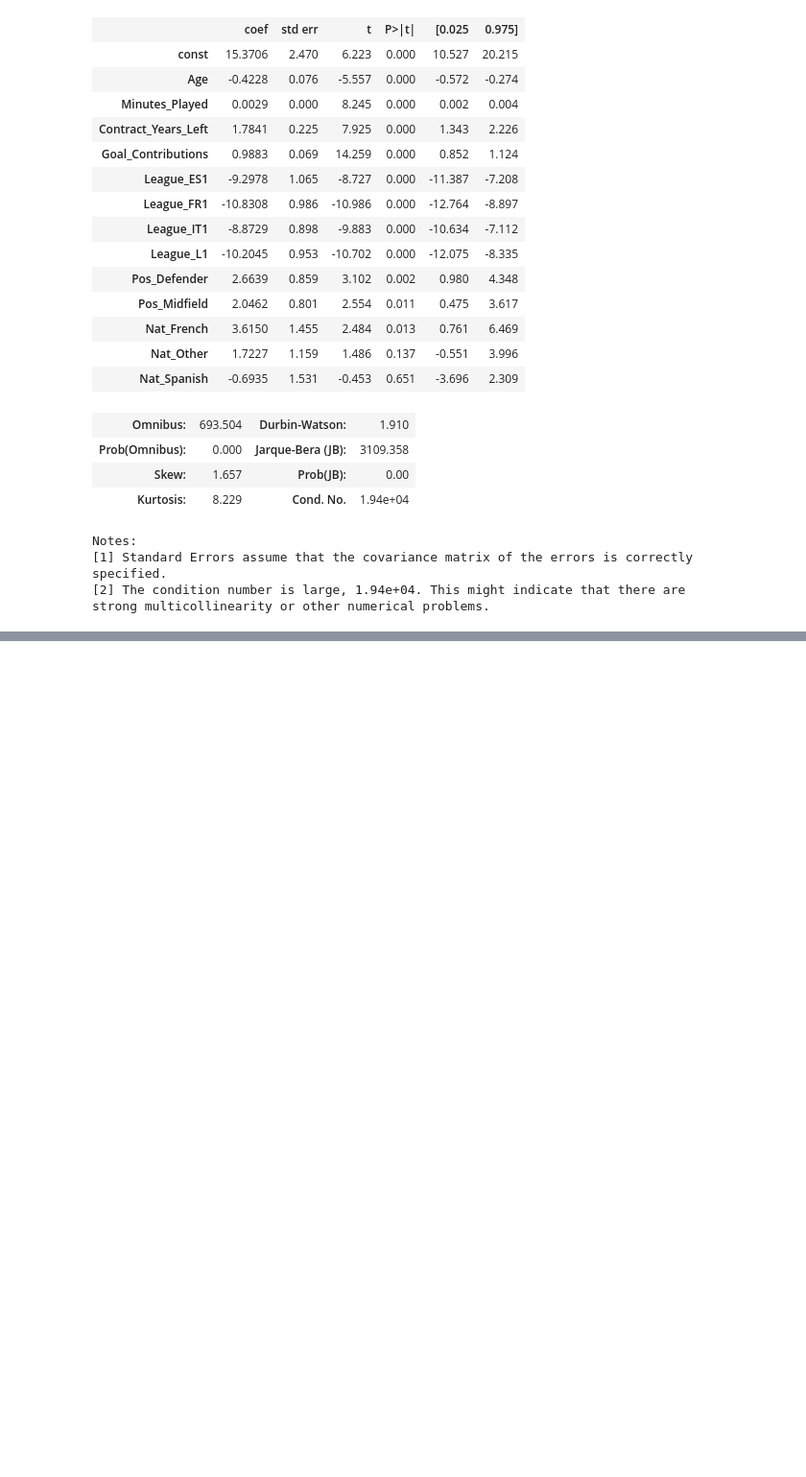
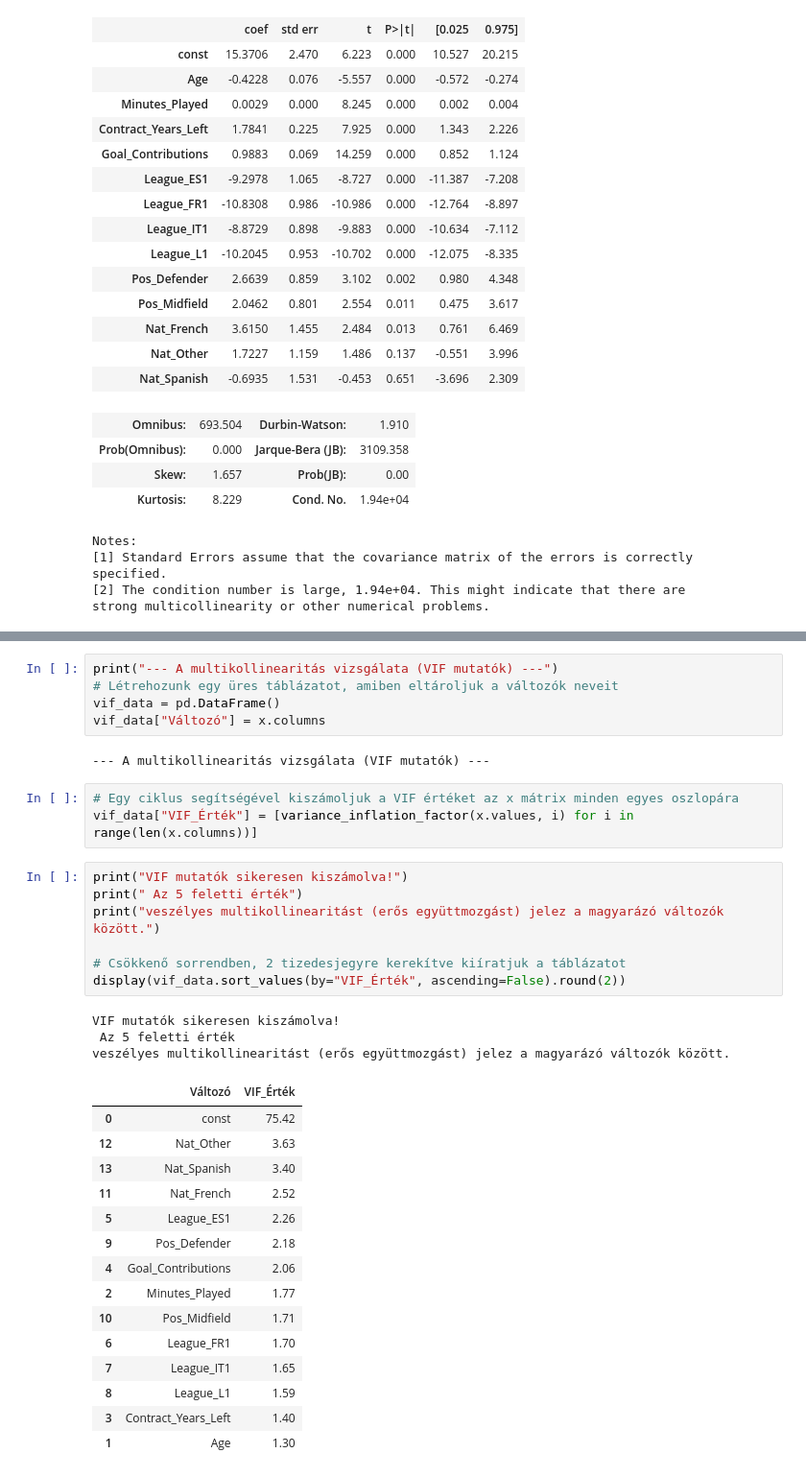
Before and after one commit to BartusSoma/football-market-value-analysis, a Jupyter notebook: Football_Market_Value_Regression.ipynb, the cells around one changed output, grey strips where cells are left out. Shown at 96% size. Cells and saved outputs as stored; diff of their text form; blank space fills up the shorter version.

Commit message:
F-próba értékelése és multikollinearitás (VIF) vizsgálata

```diff
--- a/Football_Market_Value_Regression.ipynb
+++ b/Football_Market_Value_Regression.ipynb
@@ -514,0 +331,36 @@ strong multicollinearity or other numerical problems.
+# %%
+print("--- A multikollinearitás vizsgálata (VIF mutatók) ---")
+# Létrehozunk egy üres táblázatot, amiben eltároljuk a változók neveit
+vif_data = pd.DataFrame()
+vif_data["Változó"] = x.columns
+# %% [output]
+--- A multikollinearitás vizsgálata (VIF mutatók) ---
+# %%
+# Egy ciklus segítségével kiszámoljuk a VIF értéket az x mátrix minden egyes oszlopára
+vif_data["VIF_Érték"] = [variance_inflation_factor(x.values, i) for i in range(len(x.columns))]
+# %%
+print("VIF mutatók sikeresen kiszámolva!")
+print(" Az 5 feletti érték")
+print("veszélyes multikollinearitást (erős együttmozgást) jelez a magyarázó változók között.")
+
+# Csökkenő sorrendben, 2 tizedesjegyre kerekítve kiíratjuk a táblázatot
+display(vif_data.sort_values(by="VIF_Érték", ascending=False).round(2))
+# %% [output]
+VIF mutatók sikeresen kiszámolva!
+ Az 5 feletti érték
+veszélyes multikollinearitást (erős együttmozgást) jelez a magyarázó változók között.
+|  | Változó | VIF_Érték |
+| 0 | const | 75.42 |
+| 12 | Nat_Other | 3.63 |
+| 13 | Nat_Spanish | 3.40 |
+| 11 | Nat_French | 2.52 |
+| 5 | League_ES1 | 2.26 |
+| 9 | Pos_Defender | 2.18 |
+| 4 | Goal_Contributions | 2.06 |
+| 2 | Minutes_Played | 1.77 |
+| 10 | Pos_Midfield | 1.71 |
+| 6 | League_FR1 | 1.70 |
+| 7 | League_IT1 | 1.65 |
+| 8 | League_L1 | 1.59 |
+| 3 | Contract_Years_Left | 1.40 |
+| 1 | Age | 1.30 |
```
Also changed, not shown: parts of 26 cells of this notebook.
